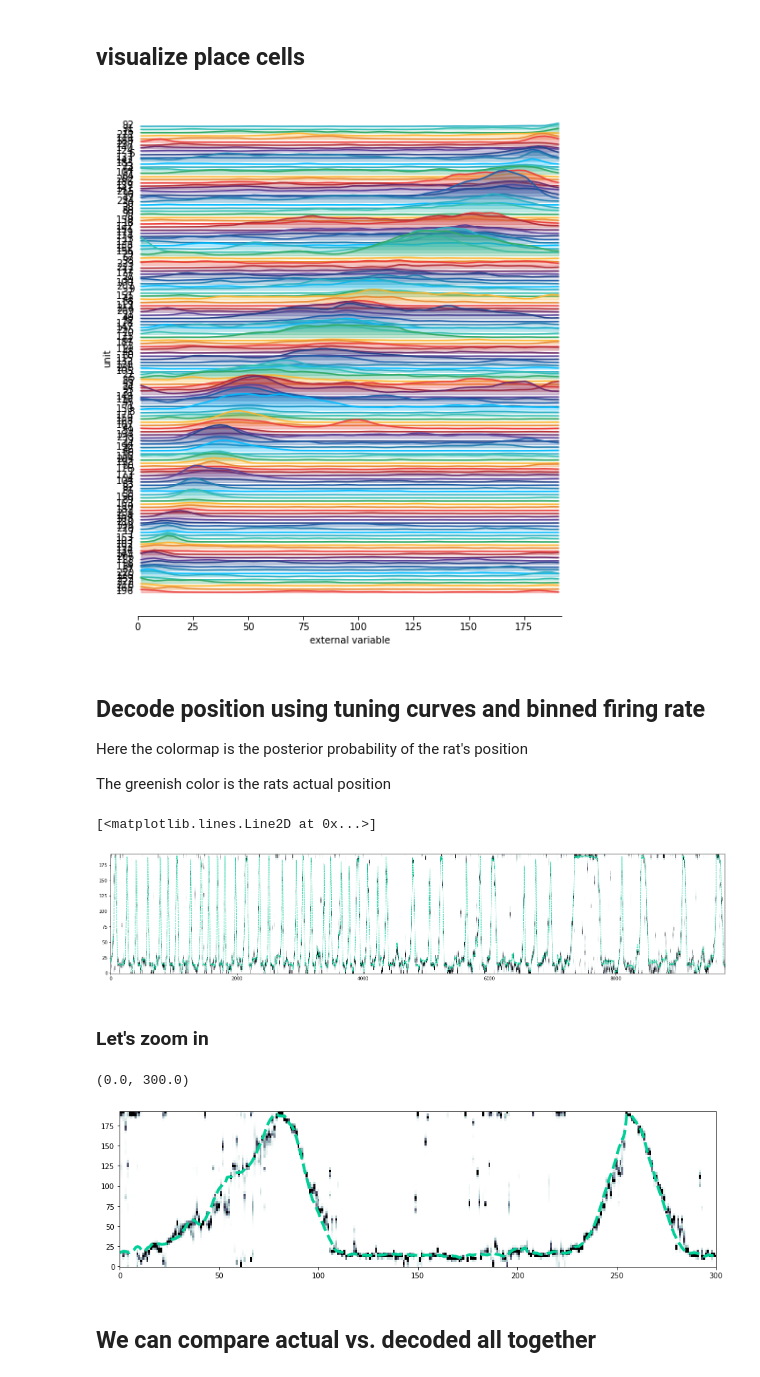
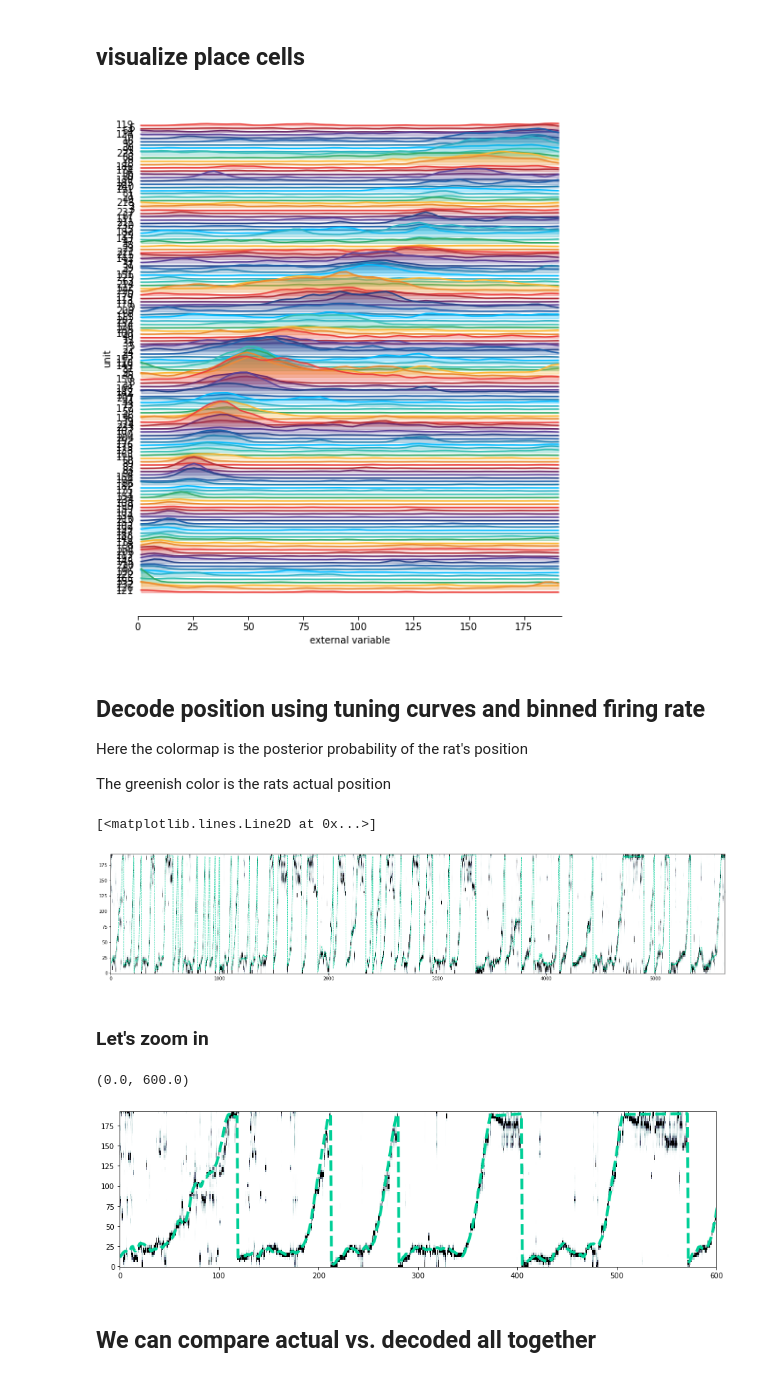
Before and after one commit to ryanharvey1/ripple_heterogeneity, a Jupyter notebook: scripts/general/decoding_tutorial.ipynb, the cells around one changed output. Saved outputs shown, nothing was run; the diff lists cells and outputs as text; code cells hidden in the pictures.

```diff
--- a/scripts/general/decoding_tutorial.ipynb
+++ b/scripts/general/decoding_tutorial.ipynb
@@ -41,6 +42,9 @@ beh_epochs = nel.EpochArray([np.array([epoch_df.startTime, epoch_df.stopTime]).T
 # find linear track
 idx = np.where(epoch_df.environment == "linear")[0]
 beh_epochs_linear = beh_epochs[idx]
+
+bad_idx = np.isnan(beh_df.x) | np.isnan(beh_df.y)
+beh_df = beh_df[~bad_idx]
 
 # straighten out track linear
 x, y = functions.linearize_position(beh_df.x, beh_df.y)
@@ -107,13 +111,7 @@ Text(0, 0.5, 'linearized position (cm)')
 We can make tuning curves separately for each direction, but here I'm simply making overall curves with both directions
 # %%
 def get_tuning_curves(
-    pos,
-    st_all,
-    dir_epoch,
-    speed_thres=3,
-    ds=0.1,
-    s_binsize=3,
-    tuning_curve_sigma=3
+    pos, st_all, dir_epoch, speed_thres=4, ds=0.1, s_binsize=3, tuning_curve_sigma=3
 ):
     # compute and smooth speed
     speed1 = nel.utils.ddt_asa(pos[dir_epoch], smooth=True, sigma=0.1, norm=True)
@@ -143,11 +141,12 @@ def get_tuning_curves(
     )
     return tc, st_run, bst_run
 
+
 # combine inbound outbound to single array
 all_epochs = inbound_epochs | outbound_epochs
 
 # call the above def to make tuning curves
-tc, st_run, bst_run = get_tuning_curves(pos, st, all_epochs)
+tc, st_run, bst_run = get_tuning_curves(pos, st, outbound_epochs)
 # %% [markdown]
 ## Select place cells
 
@@ -185,8 +184,9 @@ def restrict_to_place_cells(
 
     return sta_placecells, tc, bst_run, cell_metrics_, total_units
 
+
 (sta_placecells, tc, bst_run, cell_metrics_, total_units) = restrict_to_place_cells(
-    tc, st_run, bst_run, st, cell_metrics
+    tc, st_run, bst_run, st, cell_metrics, place_cell_peak_mean_ratio=1.5
 )
 # %% [markdown]
 ## visualize place cells
@@ -197,7 +197,7 @@ with npl.FigureManager(show=True, figsize=(8, 10)) as (fig, ax):
     npl.utils.skip_if_no_output(fig)
     npl.plot_tuning_curves1D(tc, normalize=False, pad=3)
 # %% [output]
-[figure, old version]
+[figure, new version]
 # %% [markdown]
 ## Decode position using tuning curves and binned firing rate
 
@@ -219,33 +219,33 @@ imagesc(
     data=posteriors,
     cmap="bone_r",
     ax=ax,
-    vmax=0.3,
+    vmax=0.2,
 )
 
 plt.plot(pos(bst_run.bin_centers), "#00CF97", linewidth=1, linestyle="--")
 # %% [output]
 [<matplotlib.lines.Line2D at 0x...>]
-[figure, old version]
+[figure, new version]
 # %% [markdown]
 ### Let's zoom in
 # %%
 fig = plt.figure(figsize=(15, 4))
 ax = plt.gca()
 n_ext, n_bins = posteriors.shape
 imagesc(
     x=np.arange(n_bins),
     y=np.arange(int(tc.bins[-1] + 1)),
     data=posteriors,
     cmap="bone_r",
     ax=ax,
-    vmax=0.3,
+    vmax=0.2,
 )
 
 plt.plot(pos(bst_run.bin_centers), "#00CF97", linewidth=4, linestyle="--")
-plt.xlim(0, 300)
+plt.xlim(0, 600)
 # %% [output]
-(0.0, 300.0)
+(0.0, 600.0)
-[figure, old version]
+[figure, new version]
 # %% [markdown]
 ## We can compare actual vs. decoded all together
 # %%
```
Also changed, not shown: parts of 4 cells of this notebook.
